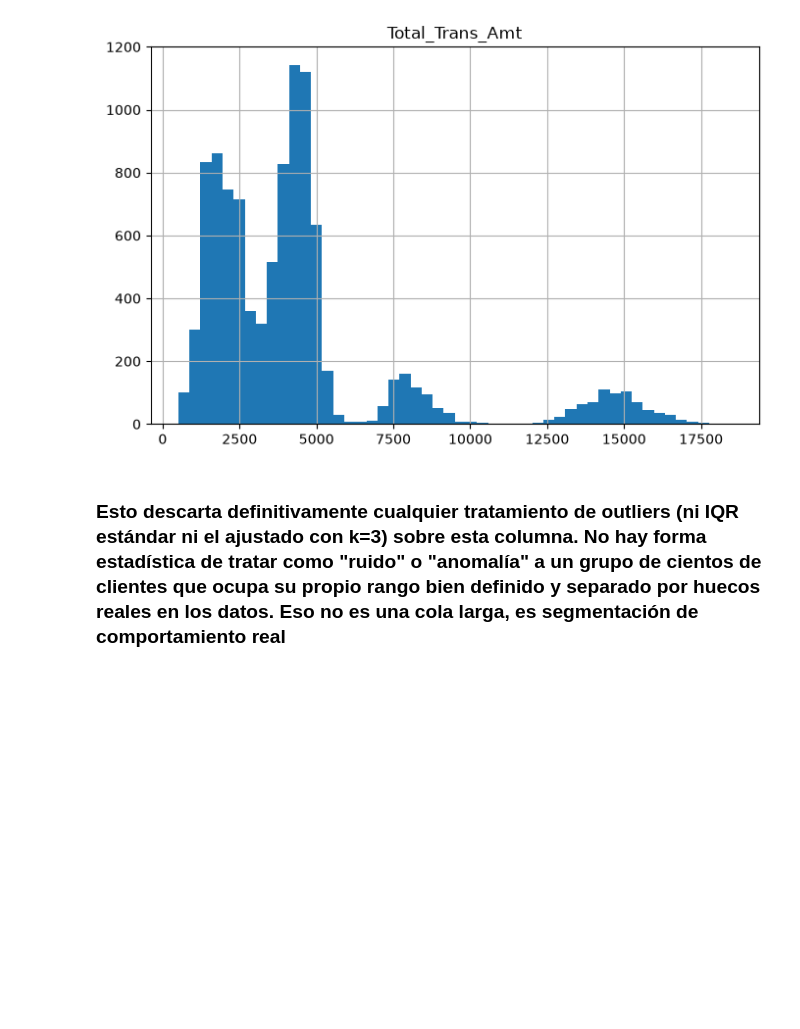
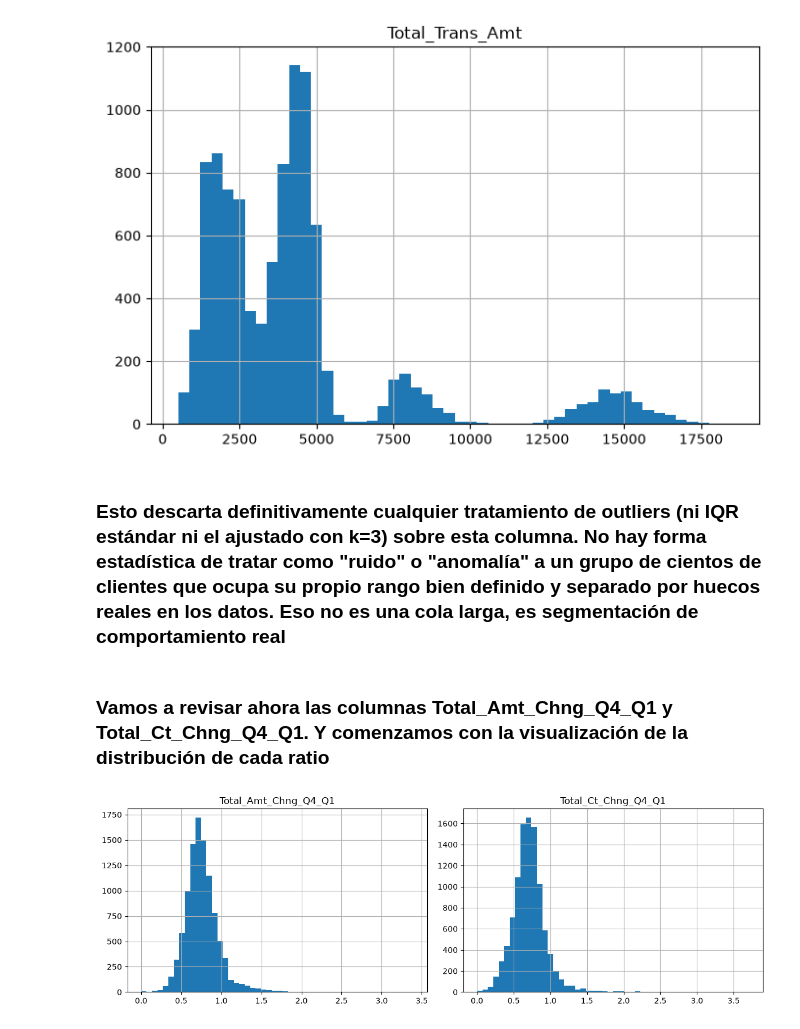
Before and after one commit to Dende8/Credit_Card_Churners, a Jupyter notebook: notebooks/preprocessing.ipynb, the cells around one changed output. Cells and saved outputs as stored; diff of their text form; code cells hidden in the pictures; blank space fills up the shorter version.

Commit message:
Investigación de IQR
Columnas: Total_Amt_Chng_Q4_Q1 y Total_Ct_Chng_Q4_Q1

```diff
--- a/notebooks/preprocessing.ipynb
+++ b/notebooks/preprocessing.ipynb
@@ -308,3 +308,15 @@ plt.show()
 [figure]
 # %% [markdown]
 ### Esto descarta definitivamente cualquier tratamiento de outliers (ni IQR estándar ni el ajustado con k=3) sobre esta columna. No hay forma estadística de tratar como "ruido" o "anomalía" a un grupo de cientos de clientes que ocupa su propio rango bien definido y separado por huecos reales en los datos. Eso no es una cola larga, es segmentación de comportamiento real
+# %% [markdown]
+### Vamos a revisar ahora las columnas Total_Amt_Chng_Q4_Q1 y Total_Ct_Chng_Q4_Q1. Y comenzamos con la visualización de la distribución de cada ratio
+# %%
+fig, axes = plt.subplots(1, 2, figsize=(12, 4))
+df_clean['Total_Amt_Chng_Q4_Q1'].hist(bins=50, ax=axes[0])
+axes[0].set_title('Total_Amt_Chng_Q4_Q1')
+df_clean['Total_Ct_Chng_Q4_Q1'].hist(bins=50, ax=axes[1])
+axes[1].set_title('Total_Ct_Chng_Q4_Q1')
+plt.tight_layout()
+plt.show()
+# %% [output]
+[figure, added]
```
Also changed, not shown: parts of 18 cells of this notebook.
